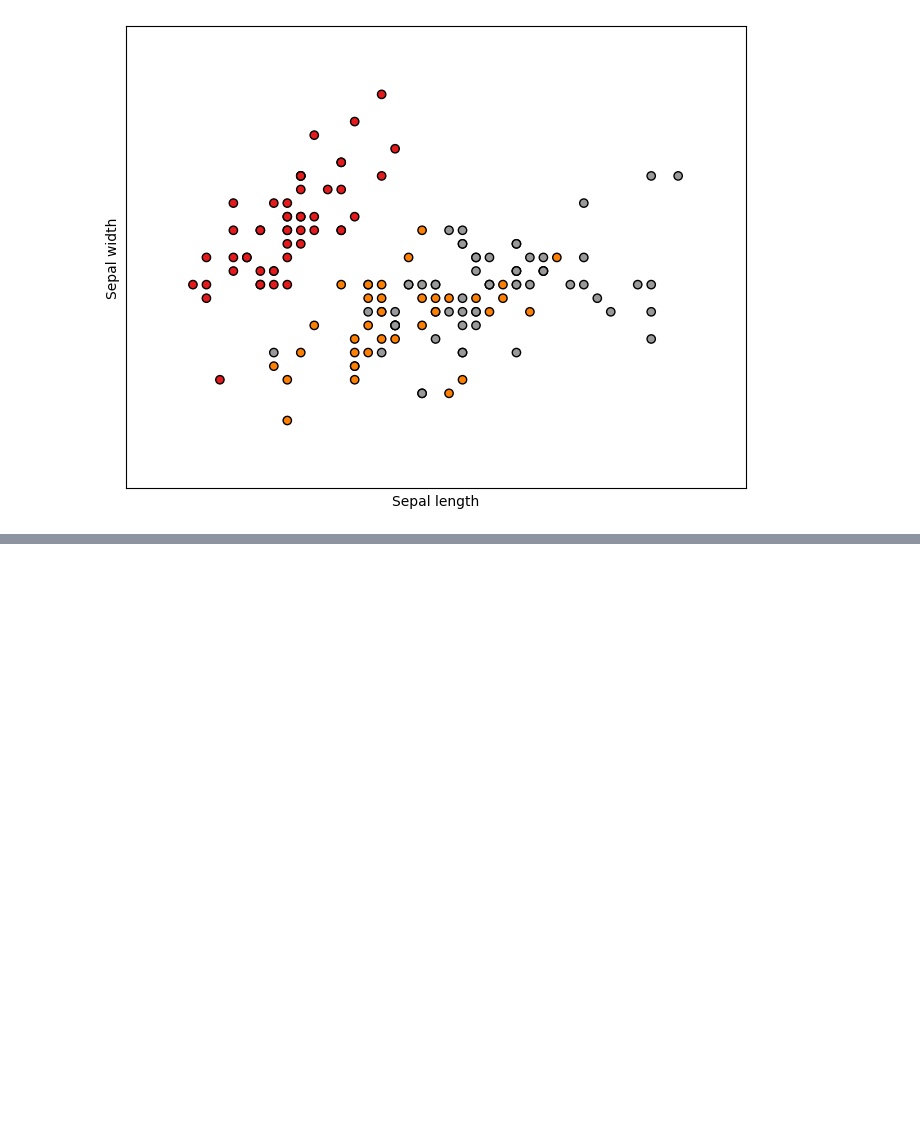
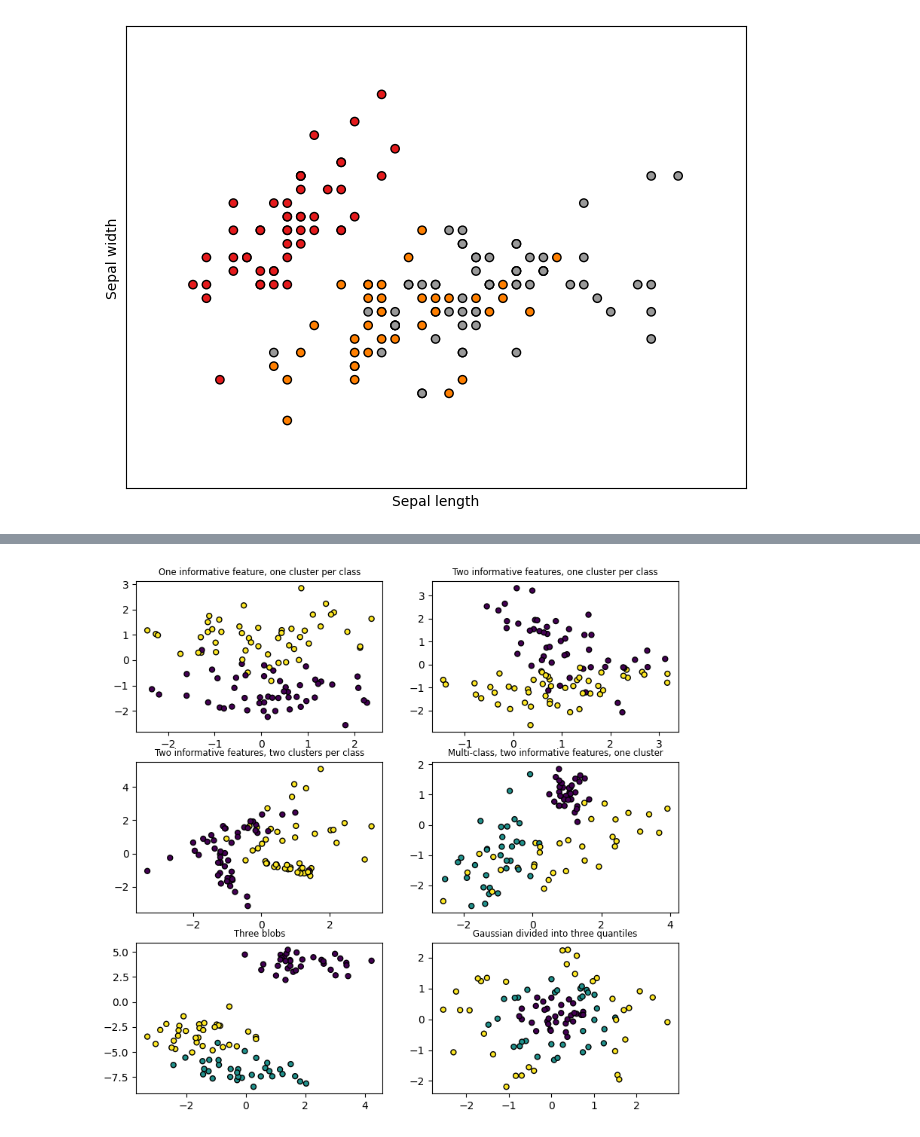
Before and after one commit to codingjustfortest/All-Sort-of-Dataset-in-SciKit-Learn-Library, a Jupyter notebook: SciKitLearn Datasets.ipynb, the cells around one changed output, grey strips where cells are left out. Cells and saved outputs as stored; diff of their text form; code cells hidden in the pictures; blank space fills up the shorter version.

```diff
--- a/SciKitLearn Datasets.ipynb
+++ b/SciKitLearn Datasets.ipynb
@@ -139,0 +198,40 @@ plt.yticks(())
+# %%
+# make_blobs
+X, y = make_blobs(n_samples=10, centers=3, n_features=2, random_state=0)
+
+plt.figure(figsize=(8, 8))
+plt.subplots_adjust(bottom=0.05, top=0.9, left=0.05, right=0.95)
+
+plt.subplot(321)
+plt.title("One informative feature, one cluster per class", fontsize="small")
+X1, Y1 = make_classification(n_features=2, n_redundant=0, n_informative=1, n_clusters_per_class=1)
+plt.scatter(X1[:, 0], X1[:, 1], marker="o", c=Y1, s=25, edgecolor="k")
+
+plt.subplot(322)
+plt.title("Two informative features, one cluster per class", fontsize="small")
+X1, Y1 = make_classification(n_features=2, n_redundant=0, n_informative=2, n_clusters_per_class=1)
+plt.scatter(X1[:, 0], X1[:, 1], marker="o", c=Y1, s=25, edgecolor="k")
+
+plt.subplot(323)
+plt.title("Two informative features, two clusters per class", fontsize="small")
+X2, Y2 = make_classification(n_features=2, n_redundant=0, n_informative=2)
+plt.scatter(X2[:, 0], X2[:, 1], marker="o", c=Y2, s=25, edgecolor="k")
+
+plt.subplot(324)
+plt.title("Multi-class, two informative features, one cluster", fontsize="small")
+X1, Y1 = make_classification(n_features=2, n_redundant=0, n_informative=2, n_clusters_per_class=1, n_classes=3)
+plt.scatter(X1[:, 0], X1[:, 1], marker="o", c=Y1, s=25, edgecolor="k")
+
+plt.subplot(325)
+plt.title("Three blobs", fontsize="small")
+X1, Y1 = make_blobs(n_features=2, centers=3)
+plt.scatter(X1[:, 0], X1[:, 1], marker="o", c=Y1, s=25, edgecolor="k")
+
+plt.subplot(326)
+plt.title("Gaussian divided into three quantiles", fontsize="small")
+X1, Y1 = make_gaussian_quantiles(n_features=2, n_classes=3)
+plt.scatter(X1[:, 0], X1[:, 1], marker="o", c=Y1, s=25, edgecolor="k")
+
+plt.show()
+# %% [output]
+[figure, added]
```
Also changed, not shown: parts of 5 cells of this notebook.
